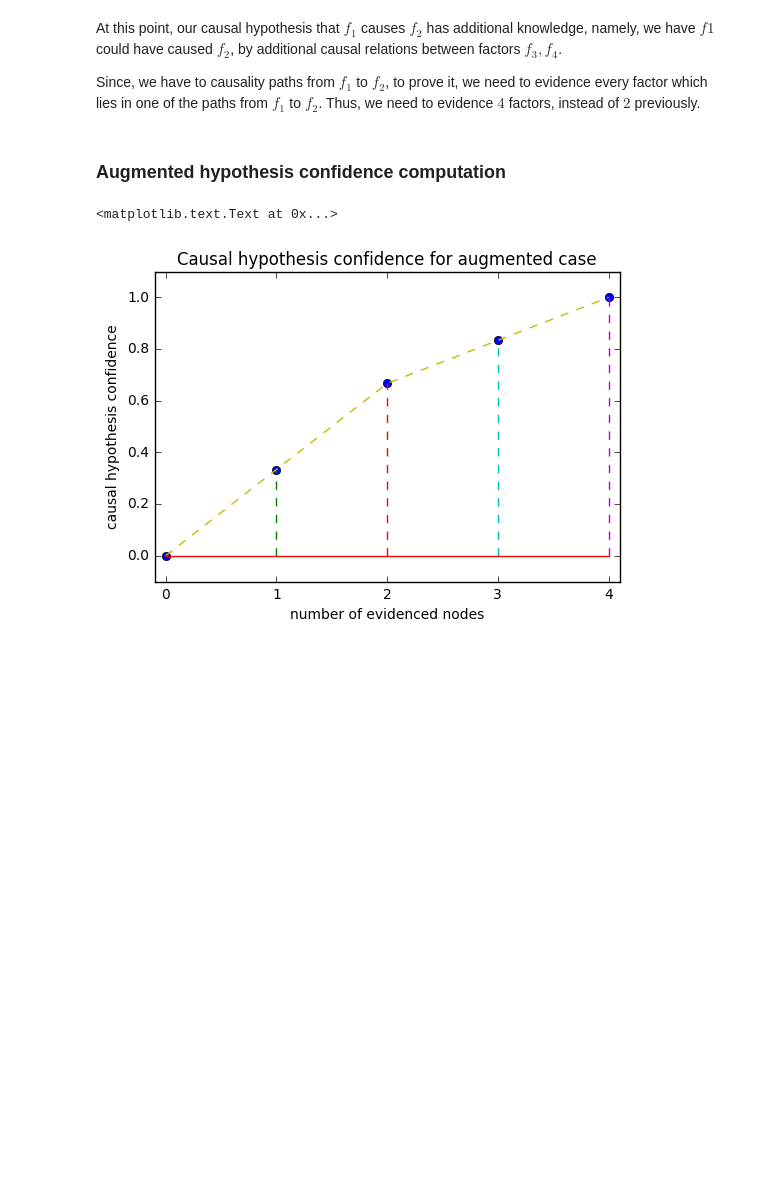
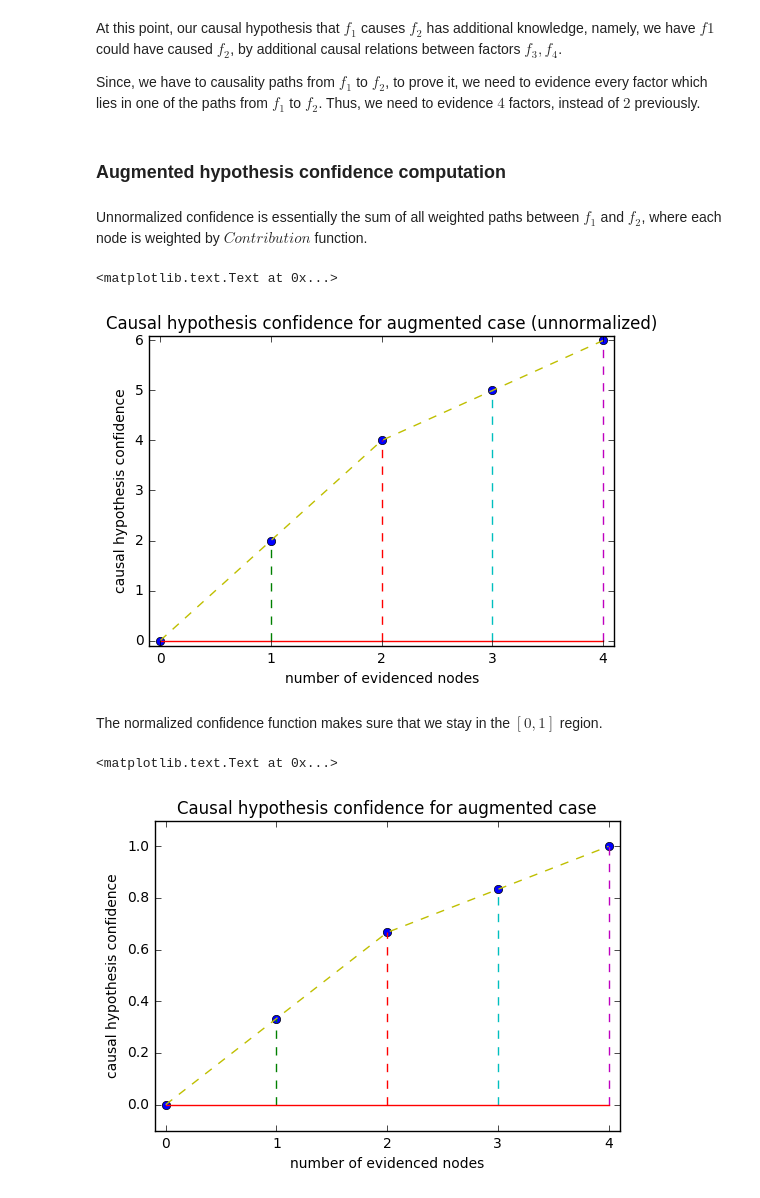
Before and after one commit to plumdeq/hypothtest, a Jupyter notebook: notebooks/example-confidence.ipynb, the cells around one changed output. Cells and saved outputs as stored; diff of their text form; code cells hidden in the pictures; blank space fills up the shorter version.

```diff
--- a/notebooks/example-confidence.ipynb
+++ b/notebooks/example-confidence.ipynb
@@ -167,6 +172,28 @@ At this point, our causal hypothesis that $f_1$ causes $f_2$ has additional know
 Since, we have to causality paths from $f_1$ to $f_2$, to prove it, we need to evidence every factor which lies in one of the paths from $f_1$ to $f_2$. Thus, we need to evidence $4$ factors, instead of $2$ previously.
 # %% [markdown]
 ### Augmented hypothesis confidence computation
+# %% [markdown]
+Unnormalized confidence is essentially the sum of all weighted paths between $f_1$ and $f_2$, where each node is weighted by $Contribution$ function.
+# %%
+augmented_confidences_unnorm = confidences.confidence_spectrum(augmented_hypothgraph, source, target)
+# %%
+augmented_fig_unnorm = plt.figure('3')
+x = range(len(augmented_confidences_unnorm))
+y = augmented_confidences_unnorm
+plt.subplot('111')
+plt.xlim(min(x)-0.1, max(x)+0.1)
+plt.ylim(min(y)-0.1, max(y)+0.1)
+plt.stem(x, y, '--')
+plt.plot(x, y, '--')
+plt.xlabel('number of evidenced nodes')
+plt.ylabel('causal hypothesis confidence')
+plt.legend(loc='upper left')
+plt.title('Causal hypothesis confidence for augmented case (unnormalized)')
+# %% [output]
+<matplotlib.text.Text at 0x...>
+[figure, added]
+# %% [markdown]
+The normalized confidence function makes sure that we stay in the $[0, 1]$ region.
 # %%
 augmented_confidences = confidences.confidence_spectrum(augmented_hypothgraph, source, target, normalized=True)
 # %%
```
Also changed, not shown: parts of 14 cells of this notebook, 3 other files.
